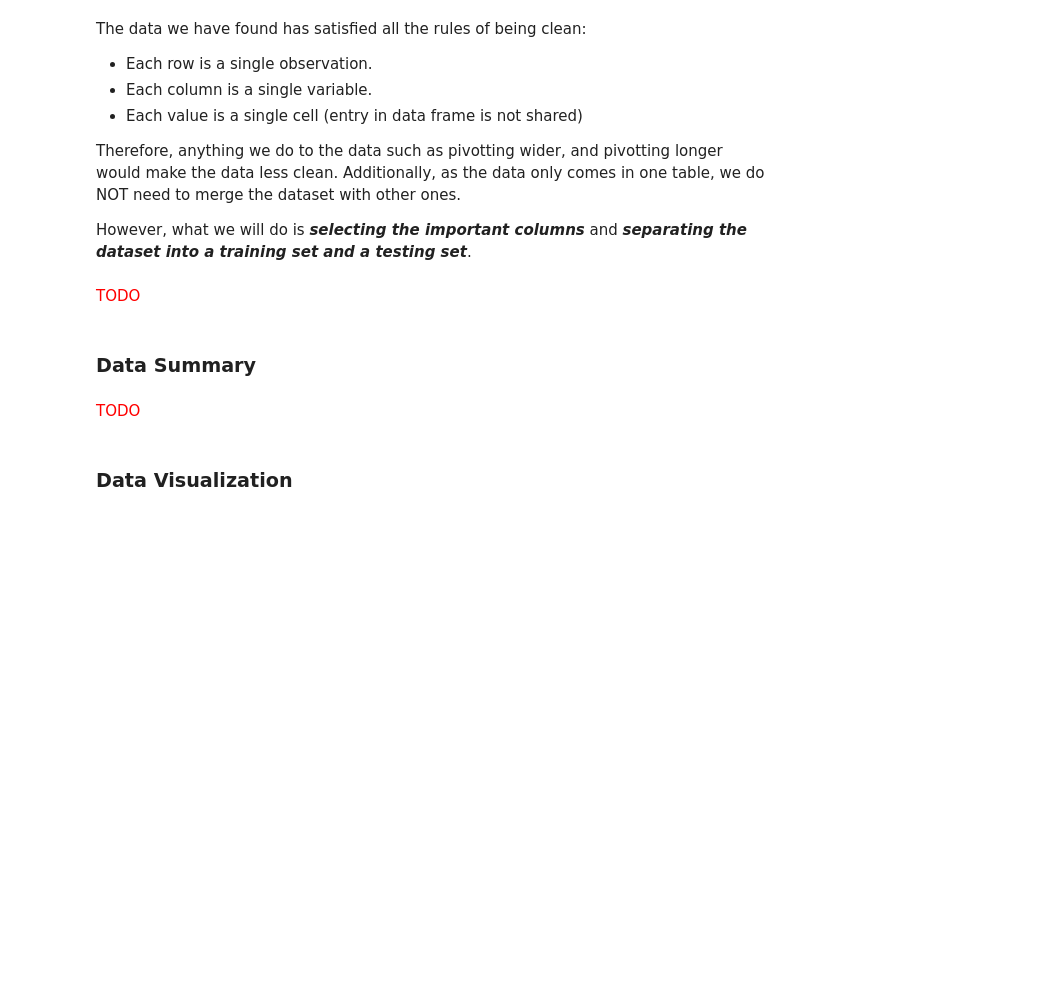
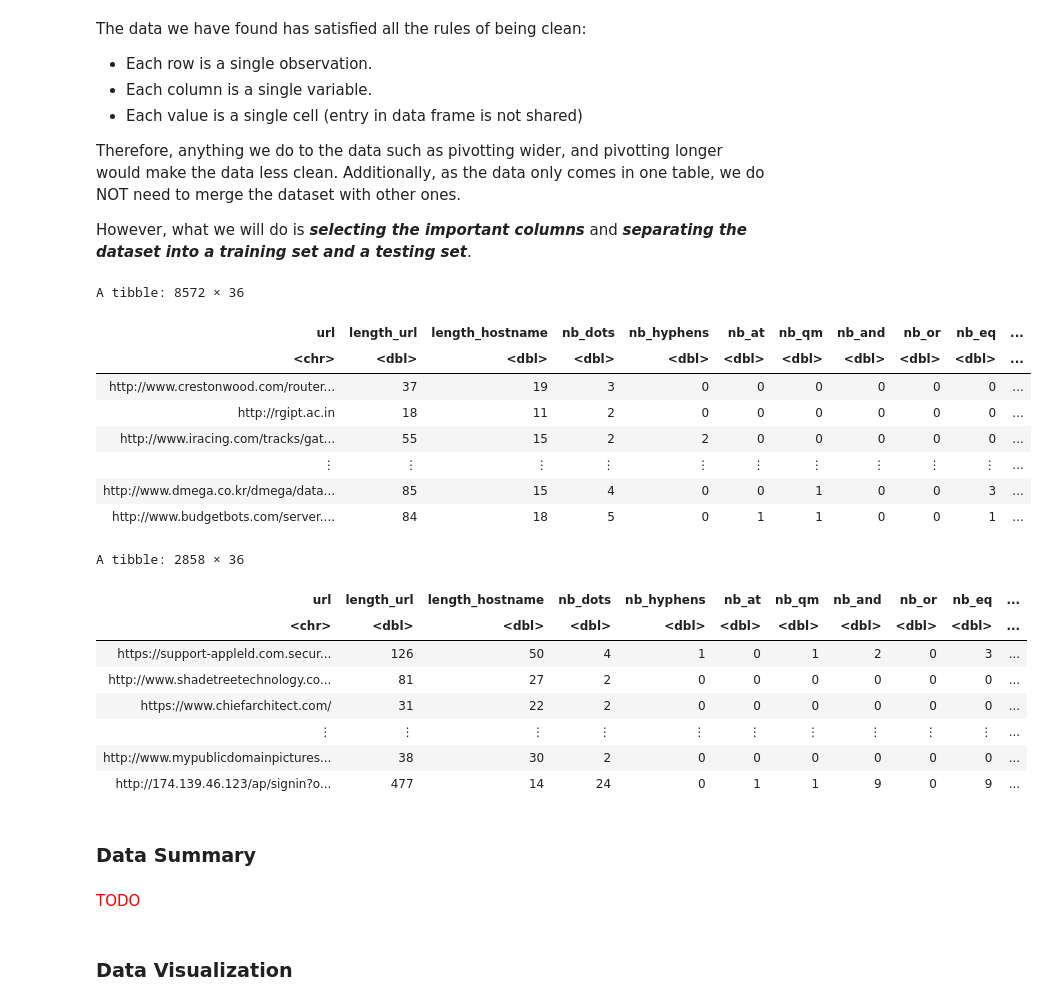
Before and after one commit to BriHan-Tech/phishing-detection, a Jupyter notebook: Topic Proposal.ipynb, the cells around one changed output. Cells and saved outputs as stored; diff of their text form; code cells hidden in the pictures; blank space fills up the shorter version.

Commit message:
Start of Topic Proposal
Splitting the data into training and testing set

```diff
--- a/Topic Proposal.ipynb
+++ b/Topic Proposal.ipynb
@@ -58,12 +78,41 @@ The data we have found has satisfied all the rules of being clean:
 Therefore, anything we do to the data such as pivotting wider, and pivotting longer would make the data less clean. Additionally, as the data only comes in one table, we do NOT need to merge the dataset with other ones.
 
 However, what we will do is ***selecting the important columns*** and ***separating the dataset into a training set and a testing set***.
-# %% [markdown]
-<p style="color:red;">TODO</p>
+# %%
+phishing_imp <- phishing_data |>
+select (url, length_url, length_hostname, nb_dots, nb_hyphens, nb_at, nb_qm, nb_and, nb_or, nb_eq, nb_underscore, nb_tilde,
+        nb_percent, nb_slash, nb_star, nb_colon, nb_comma, nb_semicolumn, nb_dollar, nb_space, nb_www, nb_com, nb_dslash,
+        http_in_path, https_token, ratio_digits_url, ratio_digits_host, tld_in_path, tld_in_subdomain, nb_subdomains,
+        longest_word_host, longest_word_path, avg_words_raw, avg_word_host, domain_registration_length, status)
+
+phishing_split <- initial_split(phishing_imp, prop = 3/4, strata = status)
+phishing_train <- training(phishing_split)
+phishing_test <- testing(phishing_split)
+phishing_train
+phishing_test
+# %% [output]
+A tibble: 8572 × 36
+| url | length_url | length_hostname | nb_dots | nb_hyphens | nb_at | nb_qm | nb_and | nb_or | nb_eq | ... |
+| <chr> | <dbl> | <dbl> | <dbl> | <dbl> | <dbl> | <dbl> | <dbl> | <dbl> | <dbl> | ... |
+| http://www.crestonwood.com/router... | 37 | 19 | 3 | 0 | 0 | 0 | 0 | 0 | 0 | ... |
+| http://rgipt.ac.in | 18 | 11 | 2 | 0 | 0 | 0 | 0 | 0 | 0 | ... |
+| http://www.iracing.com/tracks/gat... | 55 | 15 | 2 | 2 | 0 | 0 | 0 | 0 | 0 | ... |
+| ⋮ | ⋮ | ⋮ | ⋮ | ⋮ | ⋮ | ⋮ | ⋮ | ⋮ | ⋮ | ... |
+| http://www.dmega.co.kr/dmega/data... | 85 | 15 | 4 | 0 | 0 | 1 | 0 | 0 | 3 | ... |
+| http://www.budgetbots.com/server.... | 84 | 18 | 5 | 0 | 1 | 1 | 0 | 0 | 1 | ... |
+A tibble: 2858 × 36
+| url | length_url | length_hostname | nb_dots | nb_hyphens | nb_at | nb_qm | nb_and | nb_or | nb_eq | ... |
+| <chr> | <dbl> | <dbl> | <dbl> | <dbl> | <dbl> | <dbl> | <dbl> | <dbl> | <dbl> | ... |
+| https://support-appleld.com.secur... | 126 | 50 | 4 | 1 | 0 | 1 | 2 | 0 | 3 | ... |
+| http://www.shadetreetechnology.co... | 81 | 27 | 2 | 0 | 0 | 0 | 0 | 0 | 0 | ... |
+| https://www.chiefarchitect.com/ | 31 | 22 | 2 | 0 | 0 | 0 | 0 | 0 | 0 | ... |
+| ⋮ | ⋮ | ⋮ | ⋮ | ⋮ | ⋮ | ⋮ | ⋮ | ⋮ | ⋮ | ... |
+| http://www.mypublicdomainpictures... | 38 | 30 | 2 | 0 | 0 | 0 | 0 | 0 | 0 | ... |
+| http://174.139.46.123/ap/signin?o... | 477 | 14 | 24 | 0 | 1 | 1 | 9 | 0 | 9 | ... |
 # %% [markdown]
 ### Data Summary
-# %% [markdown]
-<p style="color:red;">TODO</p>
+# %% [markdown]
+<p style="color:red;">TODO</p>
 # %% [markdown]
 ### Data Visualization
 # %% [markdown]
```
Also changed, not shown: parts of 1 cell of this notebook.
